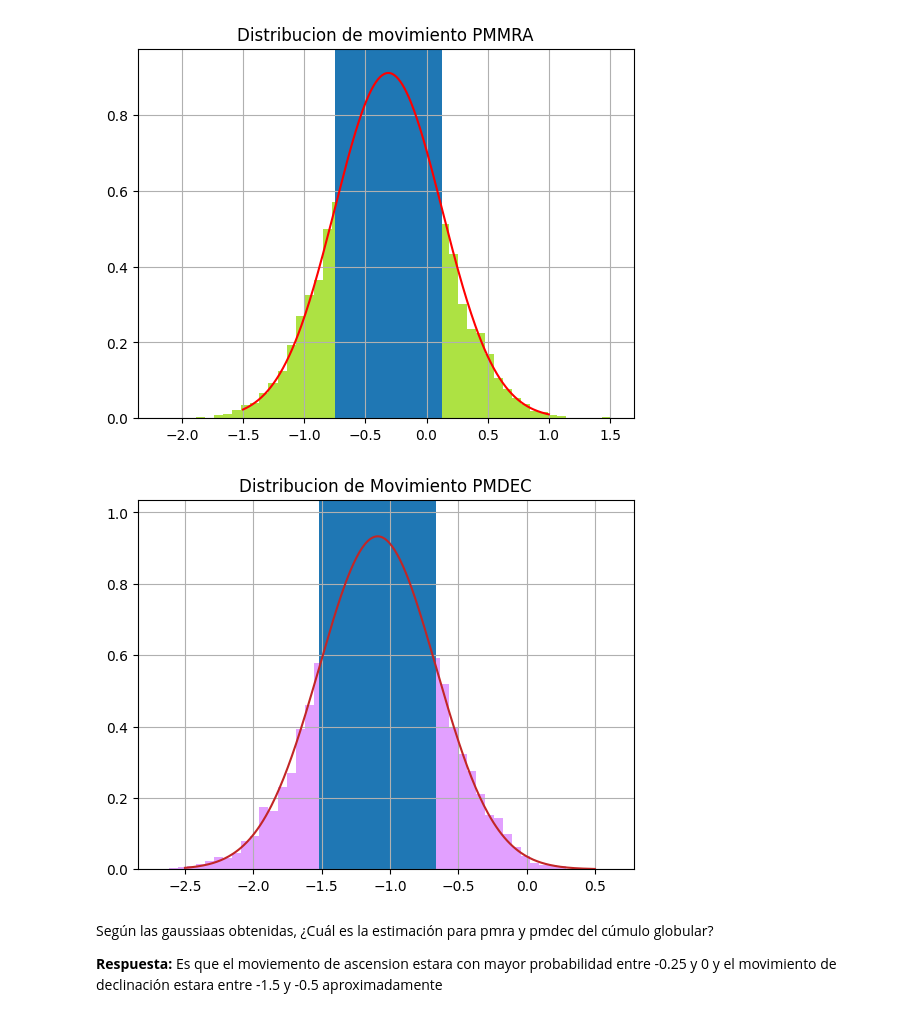
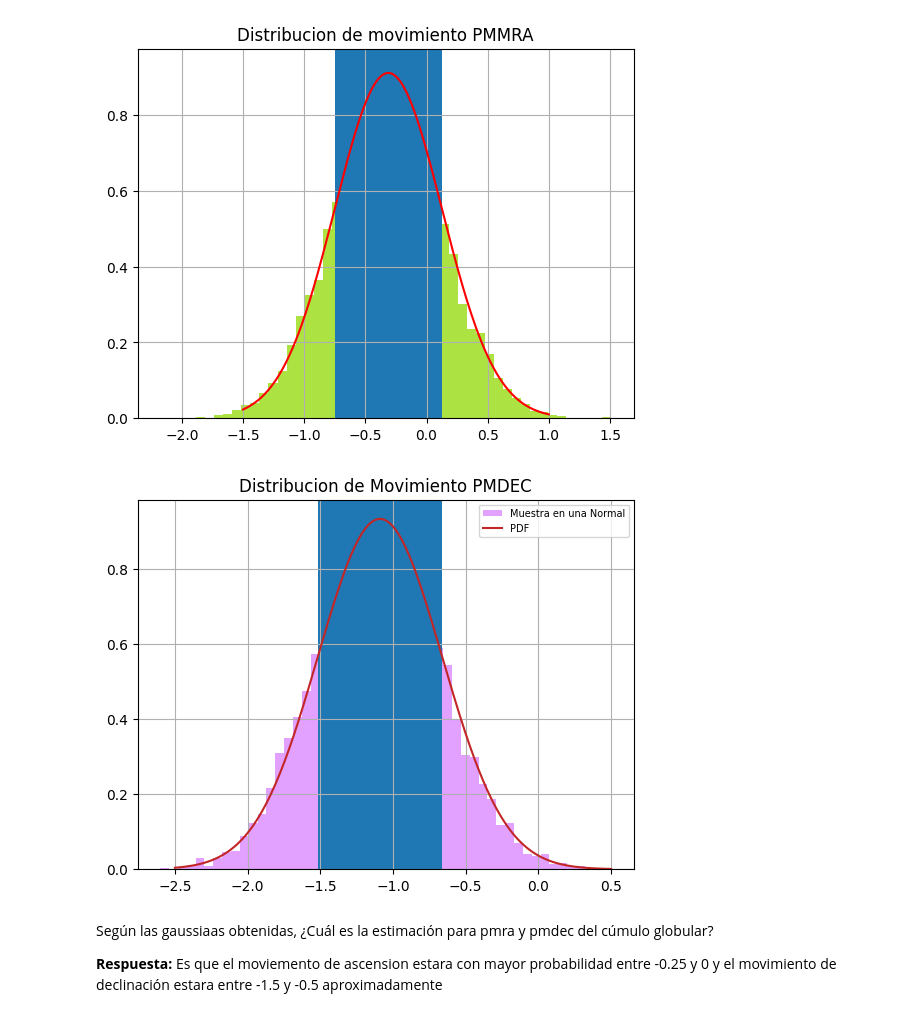
Before and after one commit to JoseAguirre-10/Tarea-2, a Jupyter notebook: Tarea2.ipynb, the cells around one changed output. Drawn from its saved outputs; the diff is of its cells as text; code cells hidden in the pictures.

```diff
--- a/Tarea2.ipynb
+++ b/Tarea2.ipynb
@@ -193,14 +193,15 @@ plt.show()
 # %%
 #para pmdec realizamos lo siguiente:
 muestra2 = np.random.normal(mu_pmdec, std_pmdec, 10000)
-plt.hist(muestra2, bins = 50, color = '#e2a0ff', density = True)
-plt.plot(x_pmdec,fx_pmdec,color = '#c22626')
+plt.hist(muestra2, bins = 50, color = '#e2a0ff', density = True, label = 'Muestra en una Normal')
+plt.plot(x_pmdec,fx_pmdec,color = '#c22626', label = 'PDF')
 plt.title('Distribucion de Movimiento PMDEC')
 plt.axvspan(mu_pmdec - std_pmdec,mu_pmdec + std_pmdec)
 plt.grid()
+plt.legend(fontsize=7)
 plt.show()
 # %% [output]
-[figure, old version]
+[figure, new version]
 # %% [markdown]
 Según las gaussiaas obtenidas, ¿Cuál es la estimación para pmra y pmdec del cúmulo globular?
 
```
Also changed, not shown: parts of 8 cells of this notebook.
